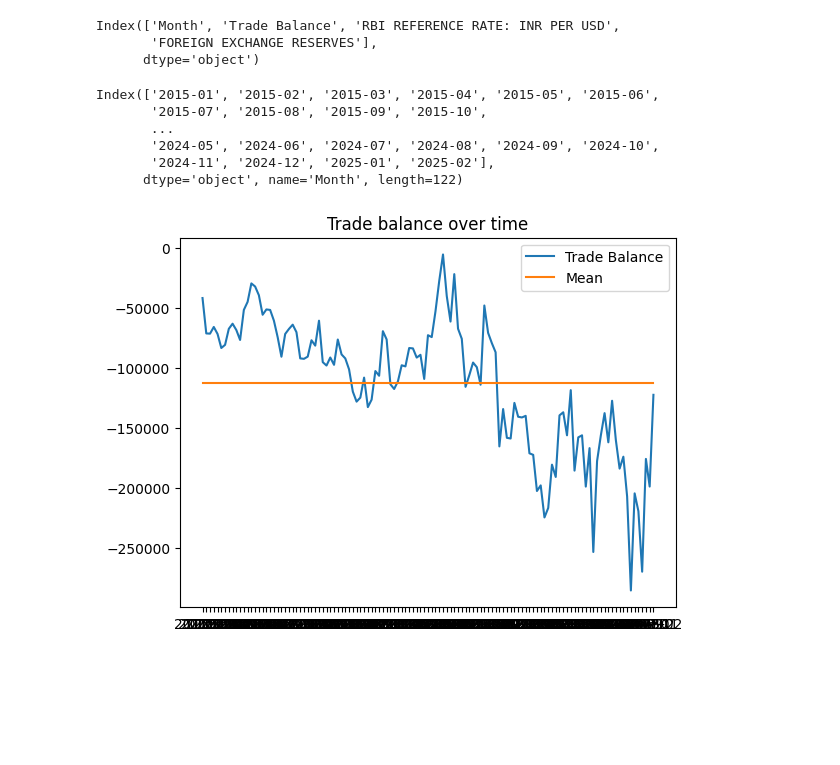
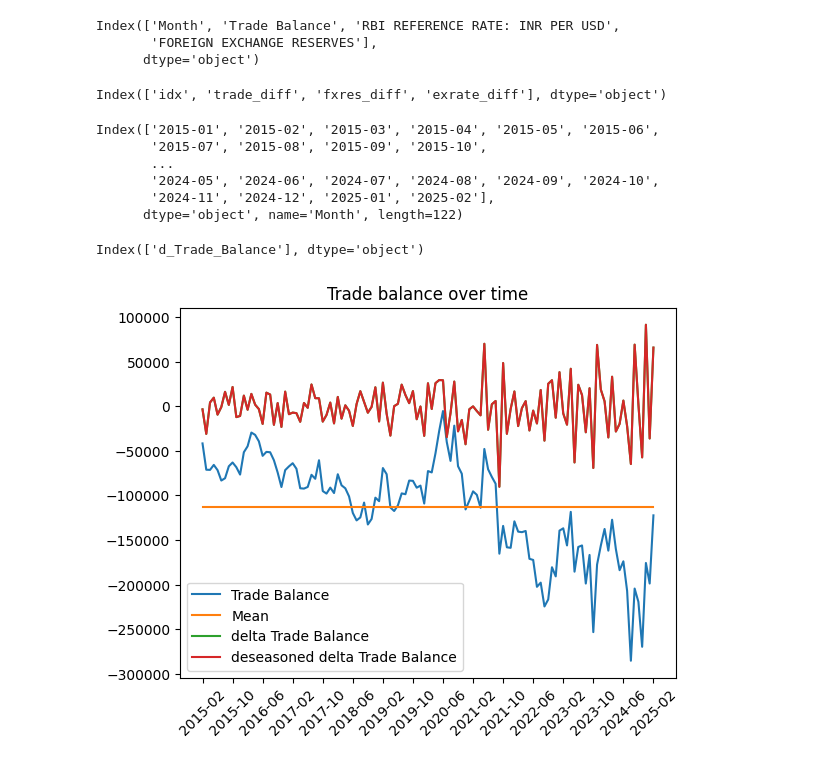
Before and after one commit to BlueSky2407/ae-assignment-3, a Jupyter notebook: src/data_summary.ipynb, the cells around one changed output. Cells and saved outputs as stored; diff of their text form; code cells hidden in the pictures; blank space fills up the shorter version.

Commit message:
clean plots, fit models to deseasoned data

```diff
--- a/src/data_summary.ipynb
+++ b/src/data_summary.ipynb
@@ -76,6 +77,11 @@ model_data.columns
 Index(['Month', 'Trade Balance', 'RBI REFERENCE RATE: INR PER USD',
        'FOREIGN EXCHANGE RESERVES'],
       dtype='object')
+# %%
+deseasoned_df = pd.read_csv('../data/deseasoned_diff.csv')
+deseasoned_df.columns
+# %% [output]
+Index(['idx', 'trade_diff', 'fxres_diff', 'exrate_diff'], dtype='object')
 # %%
 model_data.set_index(model_data['Month'], inplace=True, drop=False)
 model_data.index
@@ -91,15 +97,26 @@ regr_df = pd.read_csv('../data/transformed_data.csv')
 # %%
 regr_df.columns
 months = model_data['Month'][1:]
+# %%
+trade_diff = pd.read_csv('../data/trade_diff.csv')
+trade_diff.columns
+# %% [output]
+Index(['d_Trade_Balance'], dtype='object')
 # %%
 plt.figure()
 plt.plot(months, regr_df['Trade_Balance'], label="Trade Balance")
 plt.plot(months, [regr_df['Trade_Balance'].mean()]*months.size, label = "Mean")
+plt.plot(months, trade_diff['d_Trade_Balance'], label='delta Trade Balance')
+plt.plot(months, deseasoned_df['trade_diff'], label='deseasoned delta Trade Balance')
 plt.title("Trade balance over time")
+plt.xticks(
+    ticks=range(0, len(months), 8),
+    rotation=45
+)
 plt.legend()
 plt.show()
 # %% [output]
-[figure, old version]
+[figure, new version]
 # %%
 plt.figure()
 plt.plot(months, model_data['FOREIGN EXCHANGE RESERVES'][1:], label="forex reserves")
```
Also changed, not shown: parts of 25 cells of this notebook, 3 other files.
